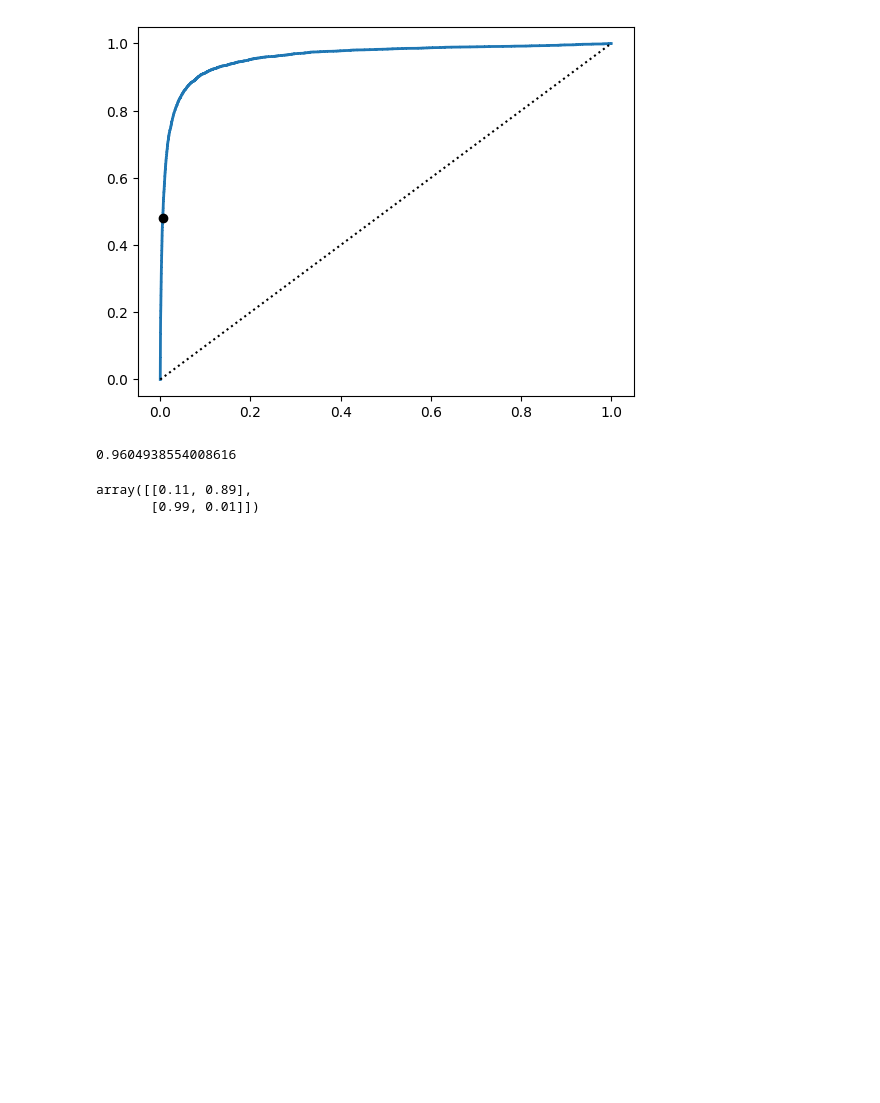
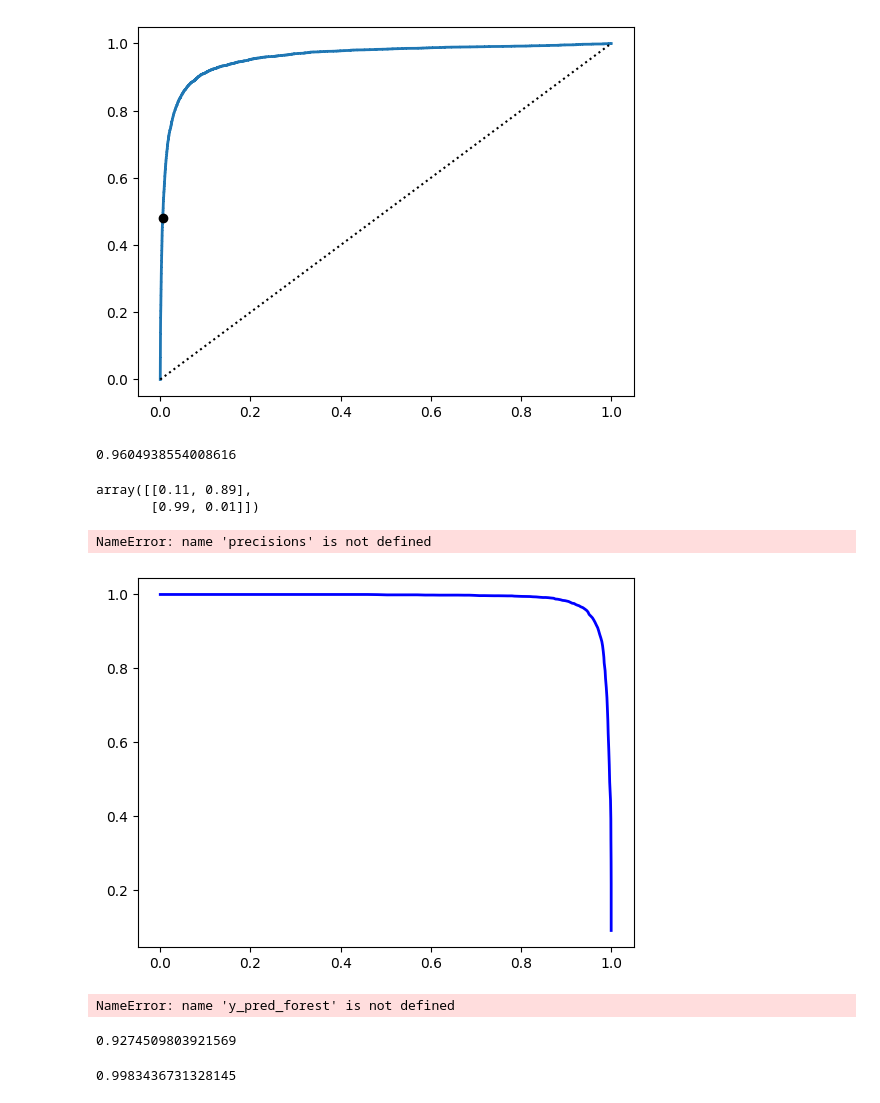
Before and after one commit to kartiktiwaridev7/mnist_dataset, a Jupyter notebook: MNIST DATASET/Untitled.ipynb, the cells around one changed output. Cells and saved outputs as stored; diff of their text form; code cells hidden in the pictures; blank space fills up the shorter version.

```diff
--- a/MNIST DATASET/Untitled.ipynb
+++ b/MNIST DATASET/Untitled.ipynb
@@ -218,3 +218,30 @@ y_probas_forest[:2]
 # %% [output]
 array([[0.11, 0.89],
        [0.99, 0.01]])
+# %%
+y_scores_forest = y_probas_forest[:, 1]
+precisions_forest, recalls_forest,thresholds_forest = precision_recall_curve(y_train_5 , y_scores_forest)
+# %%
+plt.plot(recalls_forest,precisions_forest,"b-" , linewidth = 2, label="Random Forest")
+plt.plot(recalls,precisions,"--",linewidth=2,label="SGD")
+
+plt.show()
+# %% [output]
+NameError: name 'precisions' is not defined
+[figure, added]
+# %%
+y_train_pred_forest = y_probas_forest[:,1] >= 0.5
+# Positive proba > 50%
+f1_score(y_train_5,y_pred_forest)
+# %% [output]
+NameError: name 'y_pred_forest' is not defined
+# %%
+y_train_pred_forest = y_probas_forest[:,1] >= 0.5
+# Positive proba > 50%
+f1_score(y_train_5, y_train_pred_forest)
+# %% [output]
+0.9274509803921569
+# %%
+roc_auc_score(y_train_5,y_scores_forest)
+# %% [output]
+0.9983436731328145
```
